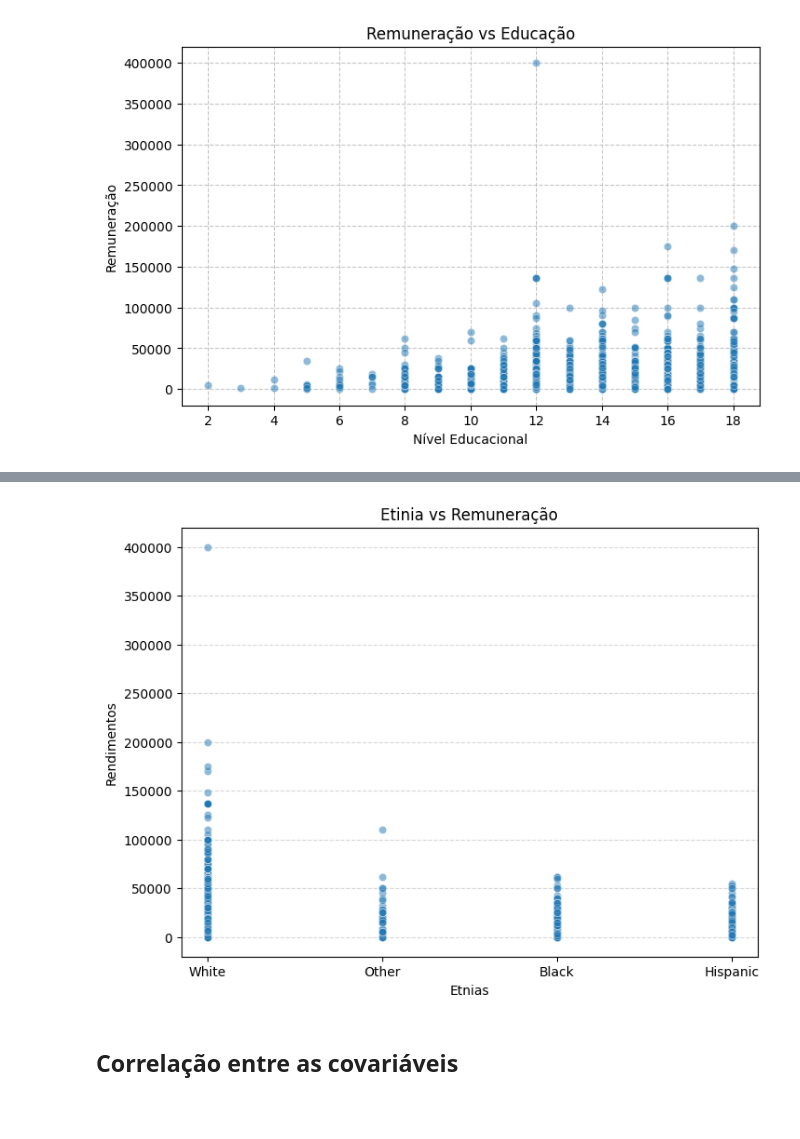
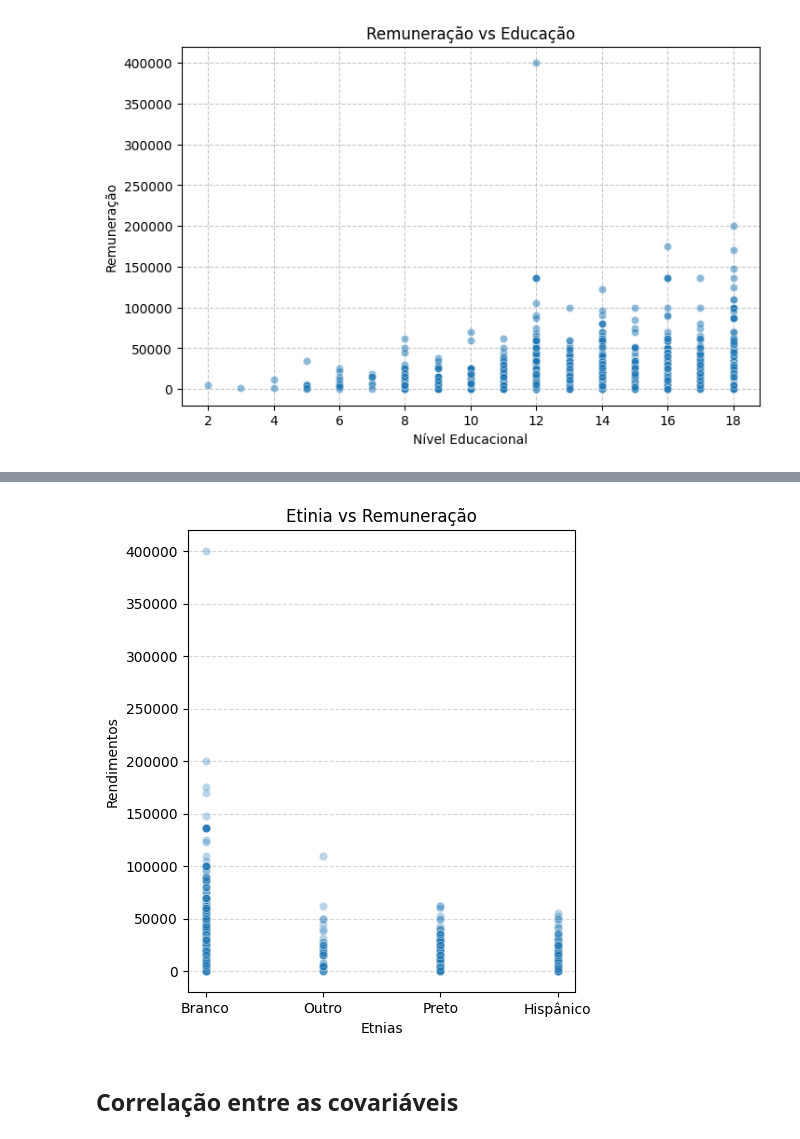
Before and after one commit to Breno-Azevedo/Statistical_Modeling, a Jupyter notebook: src/data_processing/eda.ipynb, the cells around one changed output, grey strips where cells are left out. Cells and saved outputs as stored; diff of their text form; code cells hidden in the pictures; blank space fills up the shorter version.

```diff
--- a/src/data_processing/eda.ipynb
+++ b/src/data_processing/eda.ipynb
@@ -146,20 +160,25 @@ plt.show()
+# %%
+data["ethnicity"] = data["ethnicity"].replace("White", "Branco")
+data["ethnicity"] = data["ethnicity"].replace("Black", "Preto")
+data["ethnicity"] = data["ethnicity"].replace("Hispanic", "Hispânico")
+data["ethnicity"] = data["ethnicity"].replace("Other", "Outro")
 # %%
-fig = plt.figure(figsize=(8, 6))
+fig = plt.figure(figsize=(5, 6))
 
-sns.scatterplot(x=data["ethnicity"], y=data["earn"], alpha=0.5, zorder=2)
+sns.scatterplot(x=data["ethnicity"], y=data["earn"], alpha=0.3, zorder=5)
 plt.title("Etinia vs Remuneração")
 plt.xlabel("Etnias")
 plt.ylabel("Rendimentos")
 plt.grid(linestyle="--", alpha=0.5, zorder=0, axis="y")
 
 # Definindo rótulos personalizados para o eixo x
-plt.xticks(["White", "Black", "Hispanic", "Other"])
+plt.xticks(["Branco", "Preto", "Hispânico", "Outro"])
 
 plt.savefig("../../images/eda/ethnicity_vs_earnings.png")
 
 plt.show()
 # %% [output]
-[figure, old version]
+[figure, new version]
 # %% [markdown]
 ## Correlação entre as covariáveis
 # %%
```
Also changed, not shown: parts of 7 cells of this notebook.
